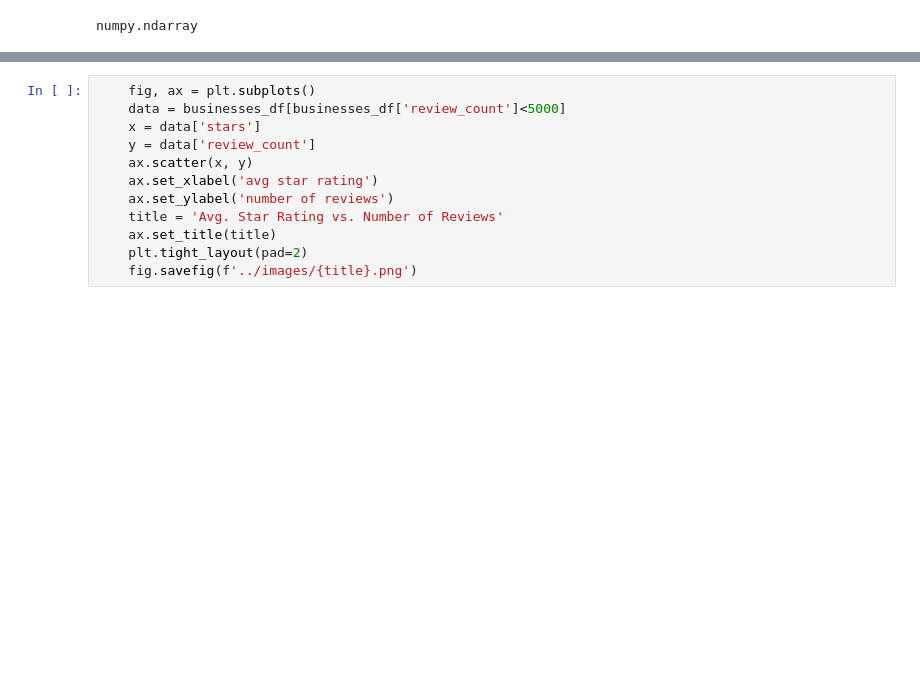
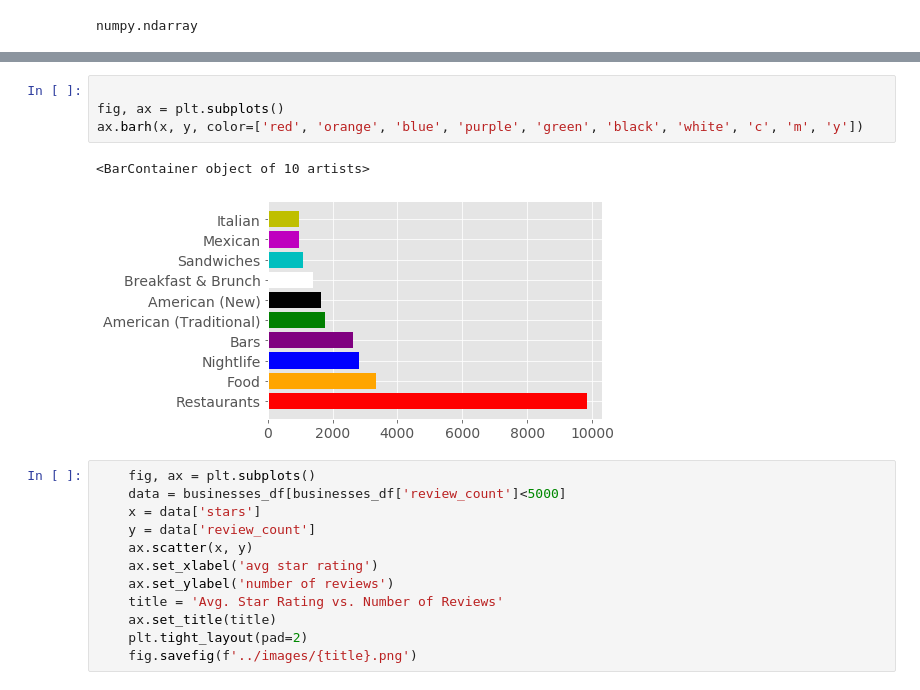
Before and after one commit to Laura-Kimble/Yelp-Reviews, a Jupyter notebook: notebooks/more_eda.ipynb, the cells around one changed output, grey strips where cells are left out. Cells and saved outputs as stored; diff of their text form; blank space fills up the shorter version.

```diff
--- a/notebooks/more_eda.ipynb
+++ b/notebooks/more_eda.ipynb
@@ -225,3 +229,10 @@ No handles with labels found to put in legend.
+# %%
+
+fig, ax = plt.subplots()
+ax.barh(x, y, color=['red', 'orange', 'blue', 'purple', 'green', 'black', 'white', 'c', 'm', 'y'])
+# %% [output]
+<BarContainer object of 10 artists>
+[figure, added]
 # %%
     fig, ax = plt.subplots()
     data = businesses_df[businesses_df['review_count']<5000]
```
Also changed, not shown: parts of 13 cells of this notebook, 18 other files.
